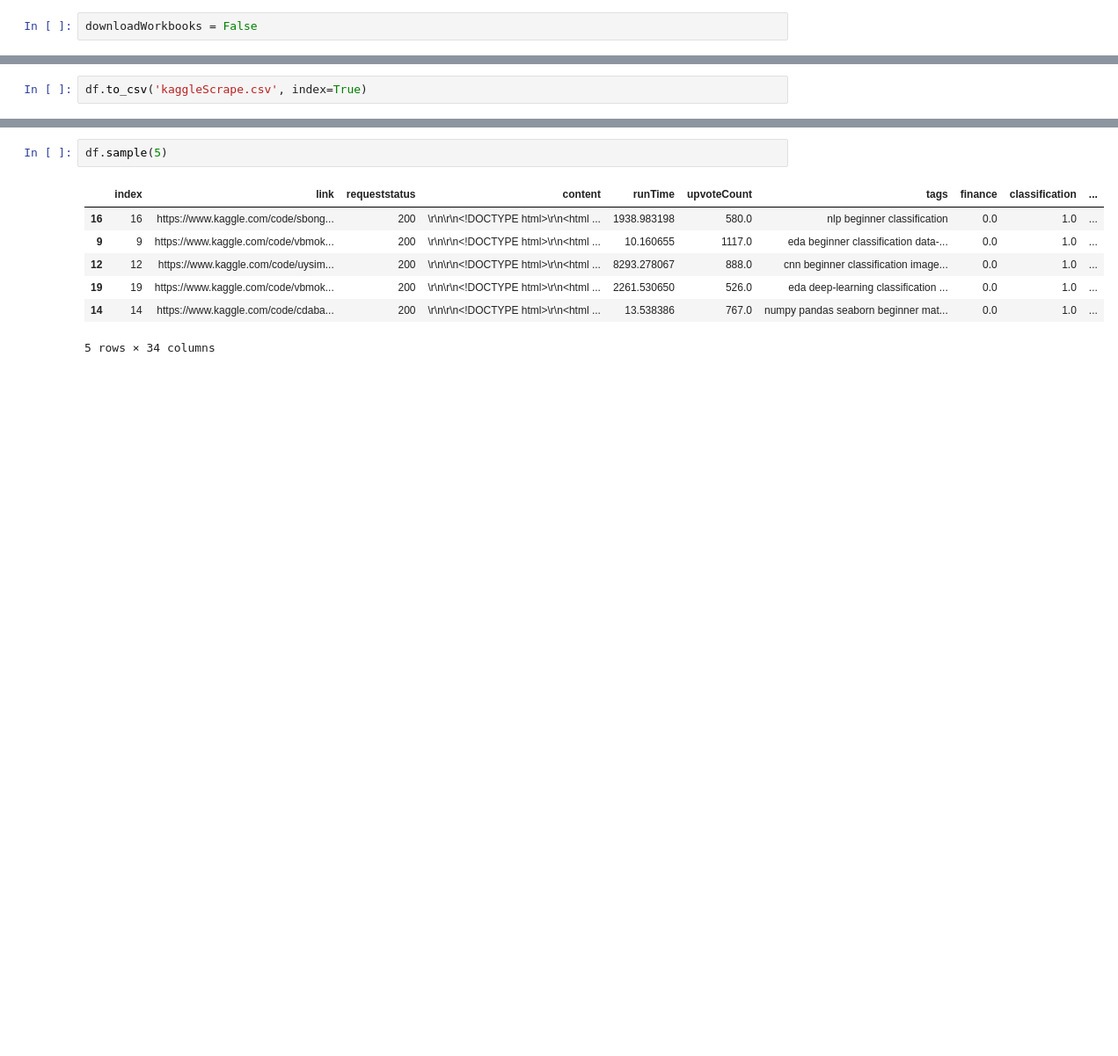
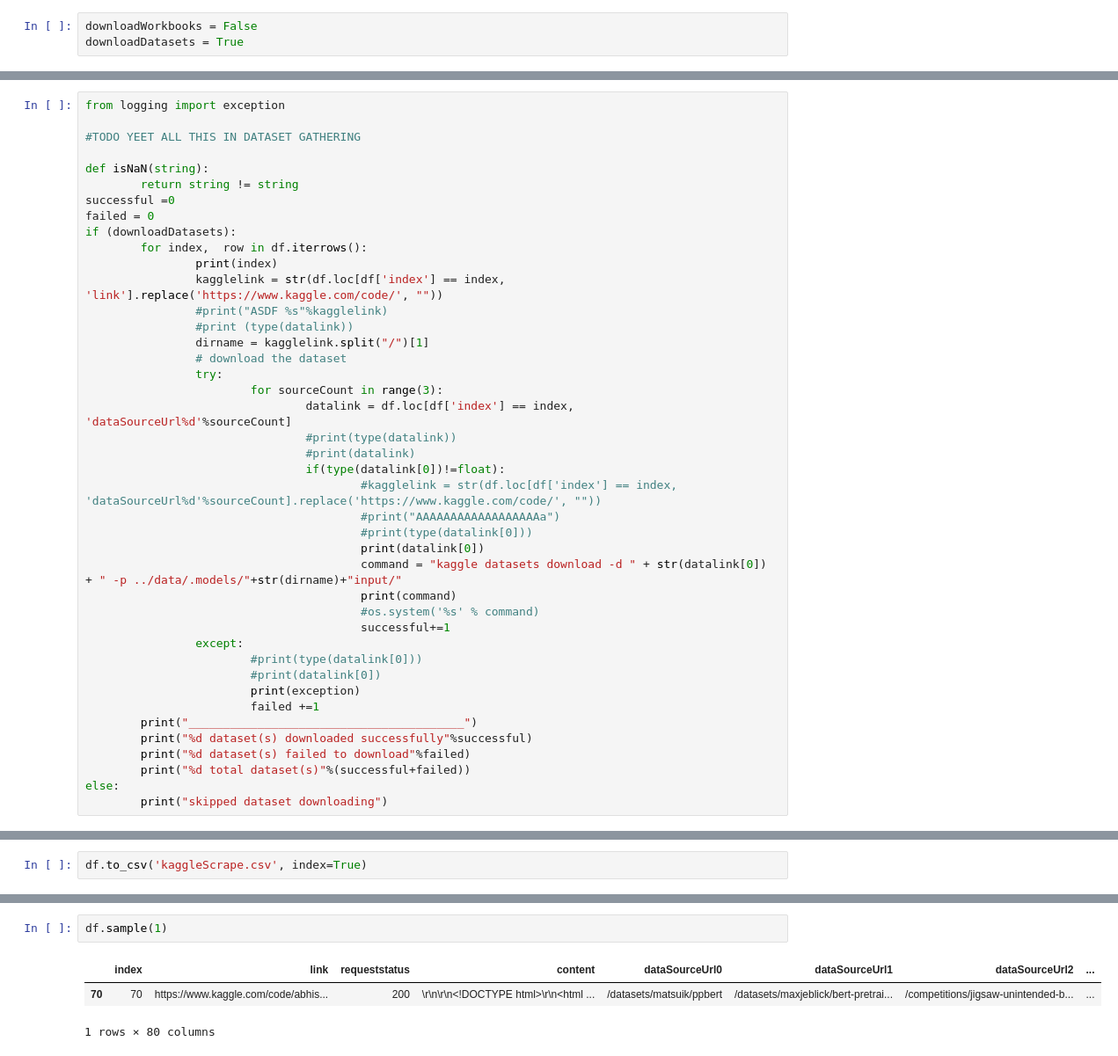
Before and after one commit to CoenBeemer/AI, a Jupyter notebook: src/overlordAI.ipynb, the cells around one changed output, grey strips where cells are left out. Shown: that part at 88% size. Cells and saved outputs as stored; diff of their text form; blank space fills up the shorter version.

Commit message:
update dataset scraping/downloading

```diff
--- a/src/overlordAI.ipynb
+++ b/src/overlordAI.ipynb
@@ -27,6 +28,7 @@ import re
 I added an optional download for the used workbooks so you have them saved locally for when you want to use them. When set to True, all the models will be downloaded to ../data/.models/
 # %%
 downloadWorkbooks = False
+downloadDatasets = True
 # %% [markdown]
 # reading data
 # %% [markdown]
@@ -56,0 +101,42 @@ data gathered
+# %%
+from logging import exception
+
+#TODO YEET ALL THIS IN DATASET GATHERING
+
+def isNaN(string):
+        return string != string
+successful =0
+failed = 0
+if (downloadDatasets):
+        for index,  row in df.iterrows():
+                print(index)
+                kagglelink = str(df.loc[df['index'] == index, 'link'].replace('https://www.kaggle.com/code/', ""))
+                #print("ASDF %s"%kagglelink)
+                #print (type(datalink))
+                dirname = kagglelink.split("/")[1]
+                # download the dataset
+                try:
+                        for sourceCount in range(3):
+                                datalink = df.loc[df['index'] == index, 'dataSourceUrl%d'%sourceCount]
+                                #print(type(datalink))
+                                #print(datalink)
+                                if(type(datalink[0])!=float):
+                                        #kagglelink = str(df.loc[df['index'] == index, 'dataSourceUrl%d'%sourceCount].replace('https://www.kaggle.com/code/', ""))
+                                        #print("AAAAAAAAAAAAAAAAAAa")
+                                        #print(type(datalink[0]))
+                                        print(datalink[0])
+                                        command = "kaggle datasets download -d " + str(datalink[0]) + " -p ../data/.models/"+str(dirname)+"input/"
+                                        print(command)
+                                        #os.system('%s' % command)
+                                        successful+=1
+                except:
+                        #print(type(datalink[0]))
+                        #print(datalink[0])
+                        print(exception)
+                        failed +=1
+        print("________________________________________")
+        print("%d dataset(s) downloaded successfully"%successful)
+        print("%d dataset(s) failed to download"%failed)
+        print("%d total dataset(s)"%(successful+failed))
+else:
+        print("skipped dataset downloading")
@@ -199,10 +303,6 @@ df.describe()
 # %%
-df.sample(5)
+df.sample(1)
 # %% [output]
-|  | index | link | requeststatus | content | runTime | upvoteCount | tags | finance | classification | ... |
-| 16 | 16 | https://www.kaggle.com/code/sbong... | 200 | \r\n\r\n<!DOCTYPE html>\r\n<html ... | 1938.983198 | 580.0 | nlp beginner classification | 0.0 | 1.0 | ... |
-| 9 | 9 | https://www.kaggle.com/code/vbmok... | 200 | \r\n\r\n<!DOCTYPE html>\r\n<html ... | 10.160655 | 1117.0 | eda beginner classification data-... | 0.0 | 1.0 | ... |
-| 12 | 12 | https://www.kaggle.com/code/uysim... | 200 | \r\n\r\n<!DOCTYPE html>\r\n<html ... | 8293.278067 | 888.0 | cnn beginner classification image... | 0.0 | 1.0 | ... |
-| 19 | 19 | https://www.kaggle.com/code/vbmok... | 200 | \r\n\r\n<!DOCTYPE html>\r\n<html ... | 2261.530650 | 526.0 | eda deep-learning classification ... | 0.0 | 1.0 | ... |
-| 14 | 14 | https://www.kaggle.com/code/cdaba... | 200 | \r\n\r\n<!DOCTYPE html>\r\n<html ... | 13.538386 | 767.0 | numpy pandas seaborn beginner mat... | 0.0 | 1.0 | ... |
+|  | index | link | requeststatus | content | dataSourceUrl0 | dataSourceUrl1 | dataSourceUrl2 | ... |
+| 70 | 70 | https://www.kaggle.com/code/abhis... | 200 | \r\n\r\n<!DOCTYPE html>\r\n<html ... | /datasets/matsuik/ppbert | /datasets/maxjeblick/bert-pretrai... | /competitions/jigsaw-unintended-b... | ... |
-5 rows × 34 columns
+1 rows × 80 columns
```
Also changed, not shown: parts of 14 cells of this notebook.
